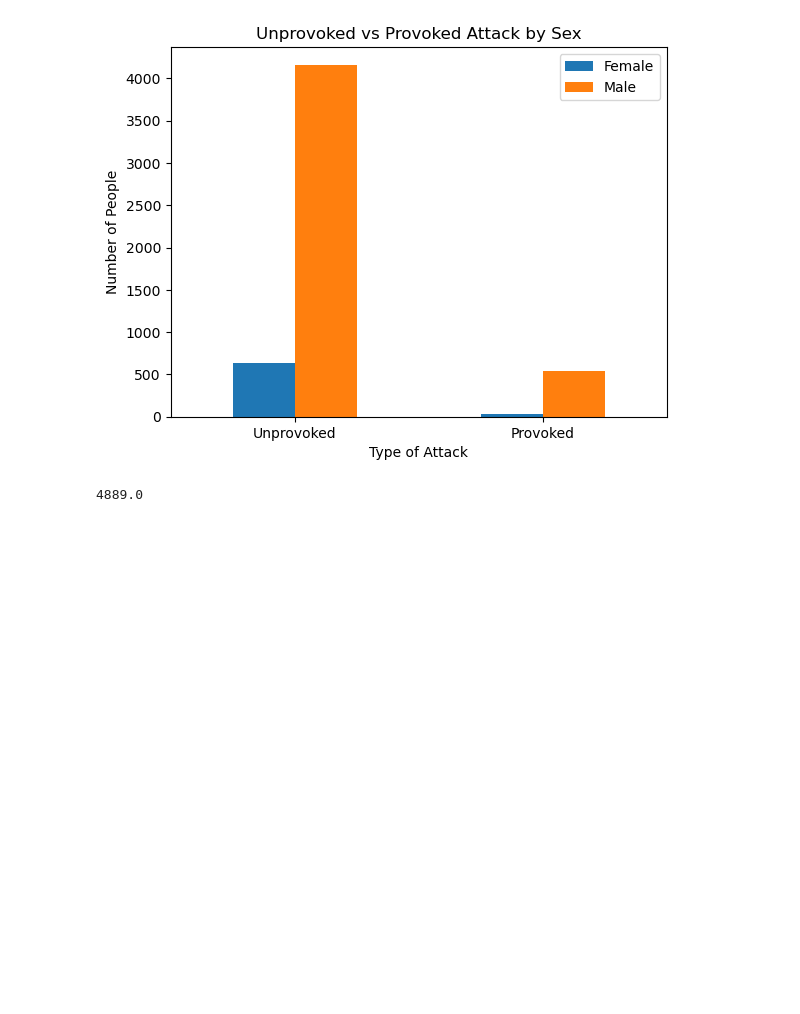
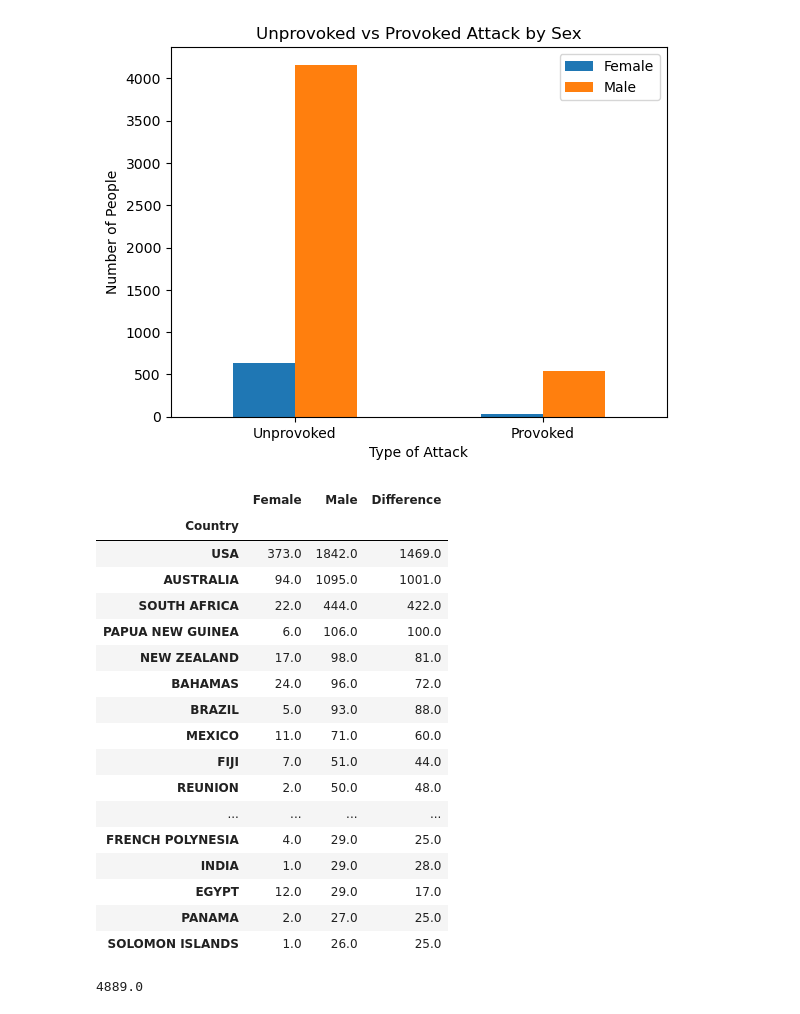
Before and after one commit to Tadespi/Project_1, a Jupyter notebook: Shark attack gender analysis.ipynb, the cells around one changed output. Cells and saved outputs as stored; diff of their text form; code cells hidden in the pictures; blank space fills up the shorter version.

```diff
--- a/Shark attack gender analysis.ipynb
+++ b/Shark attack gender analysis.ipynb
@@ -132,17 +132,39 @@ Text(0.5, 0, 'Type of Attack')
 # %%
 #Creating data frames with counts by sex broken up by country
 type_f_df = pd.DataFrame(female_df['Country'].value_counts())
 type_m_df = pd.DataFrame(male_df['Country'].value_counts())
 
 #Renaming columns for merge
 type_f_df.rename(columns={'count':'Female'},inplace = True)
 type_m_df.rename(columns={'count':'Male'},inplace = True)
 
 
 #Joining dataframes
 m_f_type_country_df = type_f_df.join(type_m_df,how='outer')
 #Sorting dataframe and keeping the top 20 countries to graph
 m_f_type_country_df=m_f_type_country_df.sort_values(by =['Male'],ascending=False).iloc[:20]
+m_f_type_country_df = m_f_type_country_df.assign(Difference =(m_f_type_country_df['Male']-m_f_type_country_df['Female']))
+
+m_f_type_country_df
+# %% [output]
+|  | Female | Male | Difference |
+| Country |  |  |  |
+| USA | 373.0 | 1842.0 | 1469.0 |
+| AUSTRALIA | 94.0 | 1095.0 | 1001.0 |
+| SOUTH AFRICA | 22.0 | 444.0 | 422.0 |
+| PAPUA NEW GUINEA | 6.0 | 106.0 | 100.0 |
+| NEW ZEALAND | 17.0 | 98.0 | 81.0 |
+| BAHAMAS | 24.0 | 96.0 | 72.0 |
+| BRAZIL | 5.0 | 93.0 | 88.0 |
+| MEXICO | 11.0 | 71.0 | 60.0 |
+| FIJI | 7.0 | 51.0 | 44.0 |
+| REUNION | 2.0 | 50.0 | 48.0 |
+| ... | ... | ... | ... |
+| FRENCH POLYNESIA | 4.0 | 29.0 | 25.0 |
+| INDIA | 1.0 | 29.0 | 28.0 |
+| EGYPT | 12.0 | 29.0 | 17.0 |
+| PANAMA | 2.0 | 27.0 | 25.0 |
+| SOLOMON ISLANDS | 1.0 | 26.0 | 25.0 |
 # %%
 m_f_type_country_df
 total = (m_f_type_country_df.Female.sum() + m_f_type_country_df.Male.sum())
```
